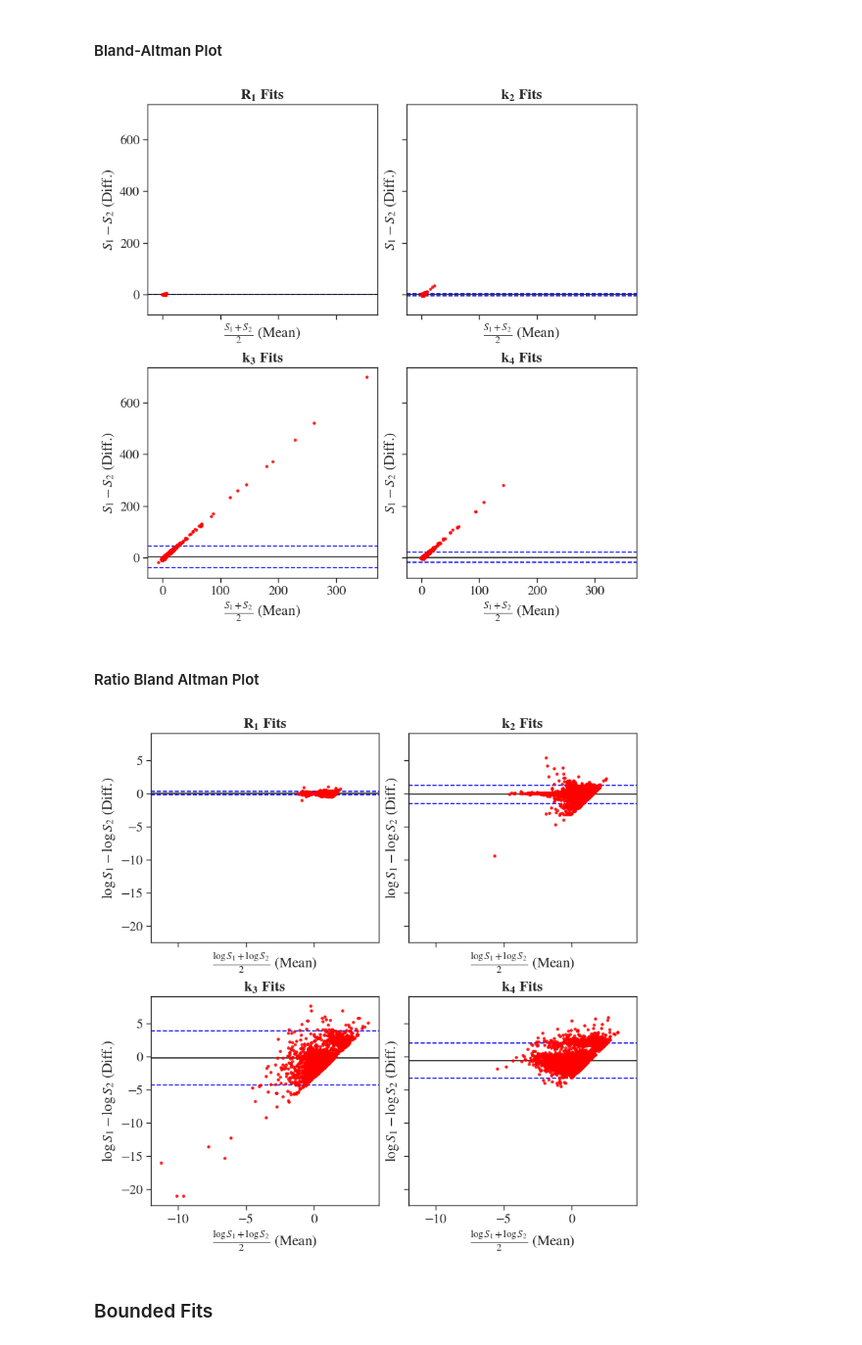
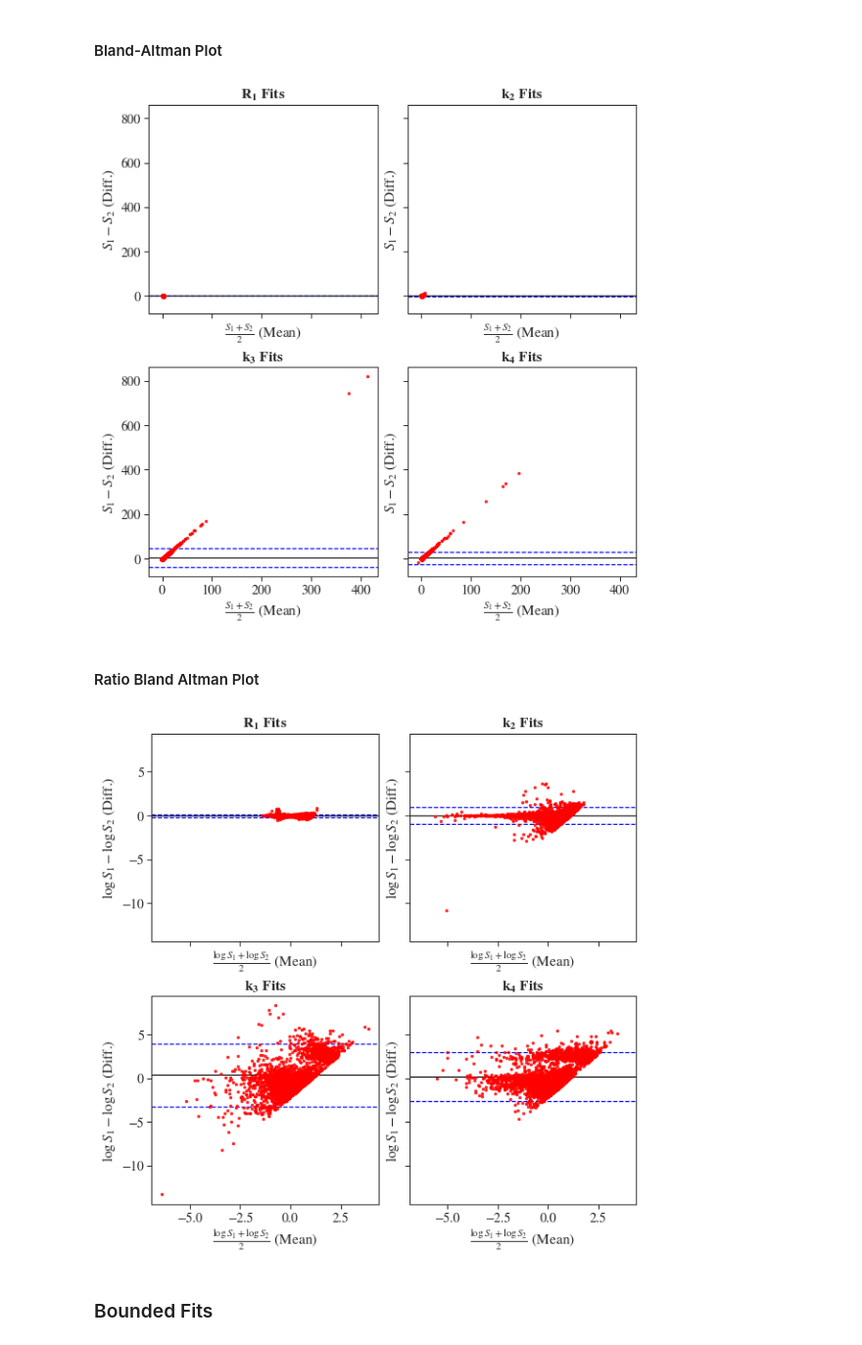
Before and after one commit to noahg-neuroimage/PETProcessing-fork2, a Jupyter notebook: test_notebooks/testing_RTMs/01_testing_RTMs.ipynb, the cells around one changed output. Shown at 98% size. Cells and saved outputs as stored; diff of their text form; code cells hidden in the pictures.

```diff
--- a/test_notebooks/testing_RTMs/01_testing_RTMs.ipynb
+++ b/test_notebooks/testing_RTMs/01_testing_RTMs.ipynb
@@ -528,34 +552,3 @@ pOpt:    (0.51 , 1.03 , 1.42 , 1.51 ); (0.01 , 0.09 , 0.01 , -0.09); (2.61 , 10.
 ### Unbounded Fits
 # %% [markdown]
 #### Generating Random Samples
-# %%
-num_samples = 5000
-r1_params = np.random.random(num_samples)*5.0 + 0.01
-k2_params = np.random.random(num_samples)*5.0 + 0.01
-k3_params = np.random.random(num_samples)*5.0 + 0.01
-k4_params = np.random.random(num_samples)*5.0 + 0.01
-
-frtm_test_params_large = np.vstack([r1_params, k2_params, k3_params, k4_params]).T
-
-model_func = pet_rtms.calc_frtm_tac
-frtm_fit_params_unbounded = np.zeros_like(frtm_test_params_large)
-
-for tID, t_params in enumerate(frtm_test_params_large[:]):
-    rtm_tac_vals = model_func(ref_tac_times, *t_params, ref_tac_vals)
-    noisy_tgt_vals = add_gaussian_noise_to_tac_based_on_max(rtm_tac_vals, scale=0.01)
-    if np.min(rtm_tac_vals) < 0:
-        frtm_fit_params_unbounded[tID] = np.nan * np.ones(len(t_params), float)
-        continue
-    try:
-        pOpt, pCor = pet_rtms.fit_frtm_to_tac(tgt_tac_vals=noisy_tgt_vals,
-                                              ref_tac_times=ref_tac_times,
-                                              ref_tac_vals=ref_tac_vals,
-                                              r1_start=0.5,
-                                              k2_start=0.5,
-                                              k3_start=0.5,
-                                              k4_start=0.5)
-    except RuntimeError:
-        pOpt = np.nan * np.ones(len(t_params), float)
-        pCor = np.nan * np.ones((len(t_params), len(t_params)), float)
-
-    frtm_fit_params_unbounded[tID] = pOpt[:]
@@ -562,2 +557,14 @@ for tID, t_params in enumerate(frtm_test_params_large[:]):
+# %%
+num_samples = 5000
+
+frtm_test_params_large = generate_random_parameter_samples(num_samples=num_samples,
+                                                           num_params=4,
+                                                           hi=3.0, lo=0.001)
+frtm_fits_unbounded, frtm_fit_covs_unbounded = calculate_rtm_fits_from_multiple_parameter_samples(ref_tac_times=ref_tac_times,
+                                                                                                  ref_tac_vals=ref_tac_vals,
+                                                                                                  param_samples=frtm_test_params_large,
+                                                                                                  model_func=pet_rtms.calc_frtm_tac,
+                                                                                                  fit_func=pet_rtms.fit_frtm_to_tac,
+                                                                                                  noise_scale=0.01)
 # %% [markdown]
 #### Scatter Plot
@@ -586,24 +586,24 @@ plt.show()
 myFig, myAx = plt.subplots(2,2, figsize=[8,8], constrained_layout=True, sharex=True, sharey=True)
 generate_bland_atlman_figure(figObj=myFig,
                              axObj=myAx,
-                             fit_values=frtm_fit_params_unbounded,
+                             fit_values=frtm_fits_unbounded,
                              true_values=frtm_test_params_large,
                              ax_titles=[r'$\mathbf{R_1}$', r'$\mathbf{k_2}$', r'$\mathbf{k_3}$', r'$\mathbf{k_4}$'])
 plt.show()
 # %% [output]
-[figure, old version]
+[figure, new version]
 # %% [markdown]
 #### Ratio Bland Altman Plot
 # %%
 myFig, myAx = plt.subplots(2,2, figsize=[8,8], constrained_layout=True, sharex=True, sharey=True)
 generate_ratio_bland_atlman_figure(figObj=myFig,
                                    axObj=myAx,
-                                   fit_values=frtm_fit_params_unbounded,
+                                   fit_values=frtm_fits_unbounded,
                                    true_values=frtm_test_params_large,
                                    ax_titles=[r'$\mathbf{R_1}$', r'$\mathbf{k_2}$', r'$\mathbf{k_3}$', r'$\mathbf{k_4}$'])
 plt.show()
 # %% [output]
-[figure, old version]
+[figure, new version]
 # %% [markdown]
 ### Bounded Fits
 # %% [markdown]
```
Also changed, not shown: parts of 57 cells of this notebook.
